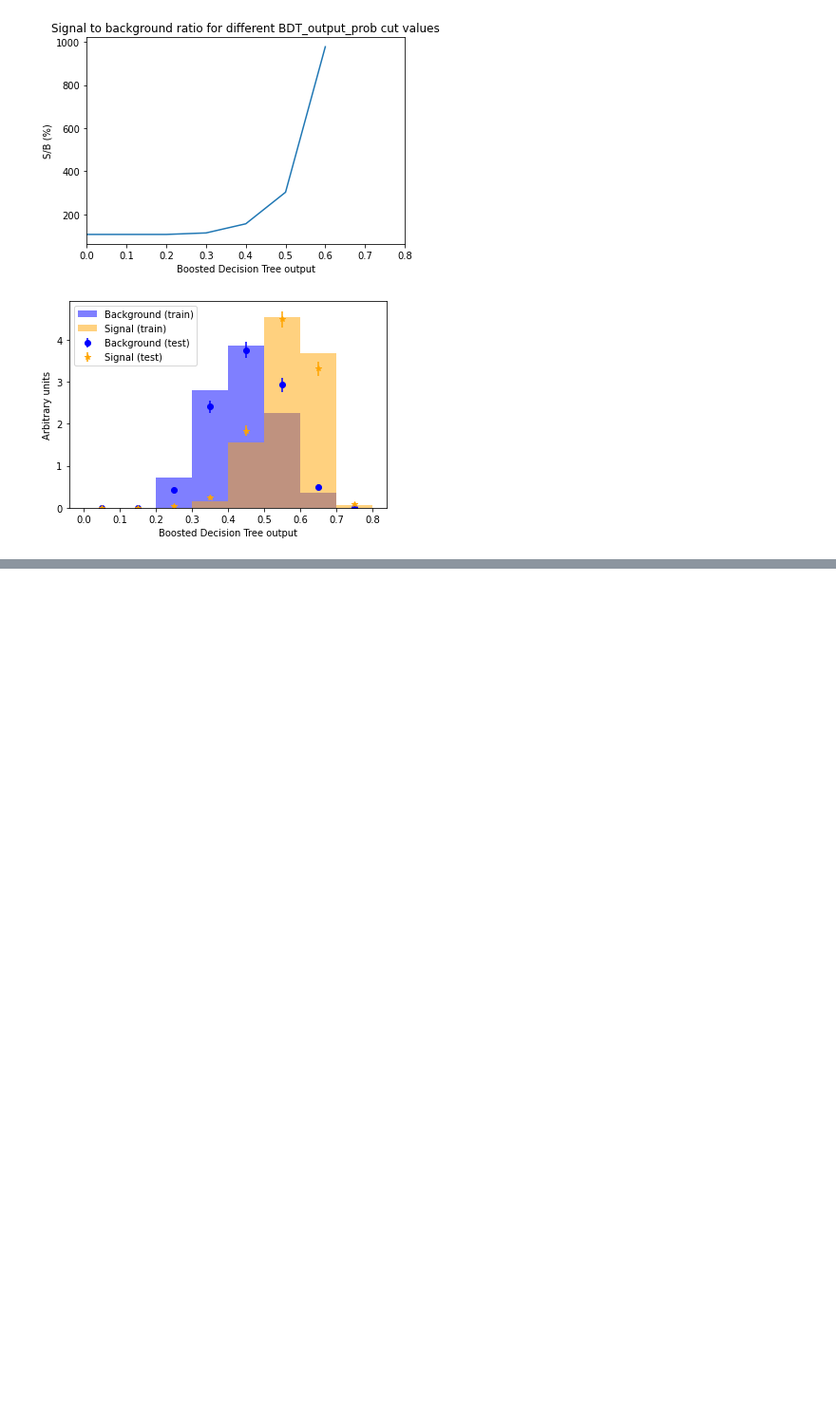
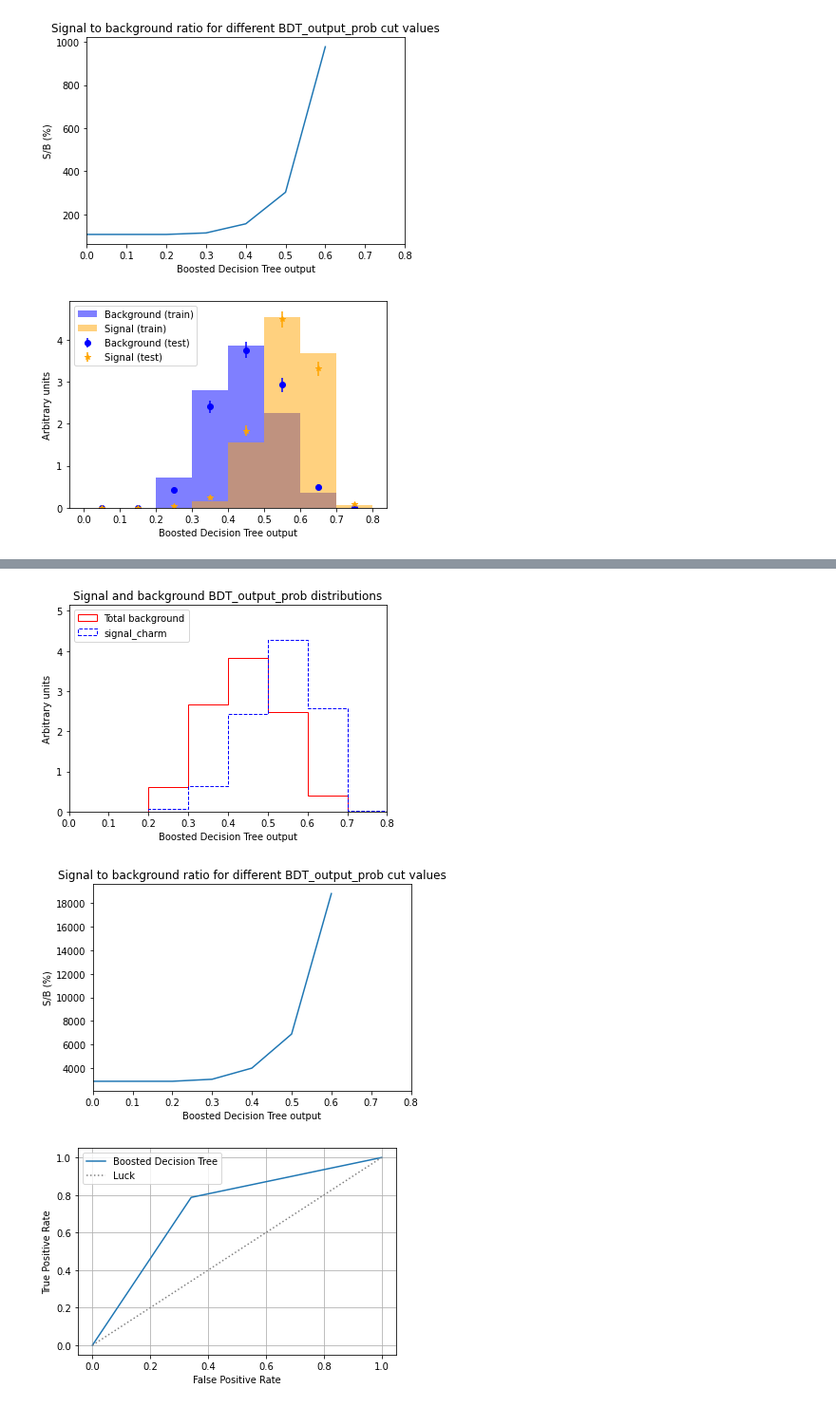
Before and after one commit to mghasemi19/TopFC, a Jupyter notebook: BDT_weight/BDT_TopFC_main_bkg_analysis.ipynb, the cells around one changed output, grey strips where cells are left out. Shown at 95% size. Saved outputs shown, nothing was run; the diff lists cells and outputs as text; code cells hidden in the pictures; blank space fills up the shorter version.

```diff
--- a/BDT_weight/BDT_TopFC_main_bkg_analysis.ipynb
+++ b/BDT_weight/BDT_TopFC_main_bkg_analysis.ipynb
@@ -414,0 +457,16 @@ weighted avg       0.77      0.77      0.76      6765
+# %%
+# performance plots
+y_pred_BDT = bdt.predict(X_test)
+y_pred_BDT_tot = bdt.predict(scaler.transform(X))
+
+print(accuracy_score(Y_test,y_pred_BDT))
+print(accuracy_score(Y,y_pred_BDT_tot))
+
+print("Classification report for the test set")
+print(classification_report(Y_test, y_pred_BDT, target_names=['background', 'signal']))
+print("Classification report for the total set")
+print(classification_report(Y, y_pred_BDT_tot, target_names=['background', 'signal']))
+
+fpr_bdt, tpr_bdt, thresholds_bdt = roc_curve(Y_test, y_pred_BDT)
+
+df_all['dense_BDT_opt'] = bdt.predict(scaler.transform(X)) # add prediction to array
@@ -414,0 +491,34 @@ weighted avg       0.77      0.77      0.76      6765
+# %%
+# add RF probability
+y_tot_prob_BDT = bdt.predict_proba(scaler.transform(X))[:,1]
+y_tot_BDT = bdt.predict(scaler.transform(X))
+cumulative_events = 0 # start counter for total number of events for which output is saved
+for key in filename.keys(): # loop over samples
+    df[key]['BDT_output_prob'] = y_tot_prob_BDT[cumulative_events:cumulative_events+len(df[key])]
+    df[key]['BDT_output'] = y_tot_BDT[cumulative_events:cumulative_events+len(df[key])]
+    cumulative_events += len(df[key]) # increment counter for total number of events
+
+
+# probability and significance plots
+BDT_output_prob = { # dictionary containing plotting parameters for the mllll histogram
+    # change plotting parameters
+    'bin_width':0.1, # width of each histogram bin
+    'num_bins':8, # number of histogram bins
+    'xrange_min':0, # minimum on x-axis
+    'xlabel':'Boosted Decision Tree output', # x-axis label
+}
+
+SoverB_hist_dict = {'BDT_output_prob':BDT_output_prob}
+plot_SoverB(df, SoverB_hist_dict)
+
+# plot ROC curve
+plt.plot(fpr_bdt, tpr_bdt, label='Boosted Decision Tree') # plot random forest ROC
+plt.plot([0, 1], [0, 1], linestyle='dotted', color='grey', label='Luck') # plot diagonal line to indicate luck
+plt.xlabel('False Positive Rate') # x-axis label
+plt.ylabel('True Positive Rate') # y-axis label
+plt.grid() # add a grid to the plot
+plt.legend(); # add a legend
+# %% [output]
+[figure, added]
+[figure, added]
+[figure, added]
```
Also changed, not shown: parts of 4 cells of this notebook.
